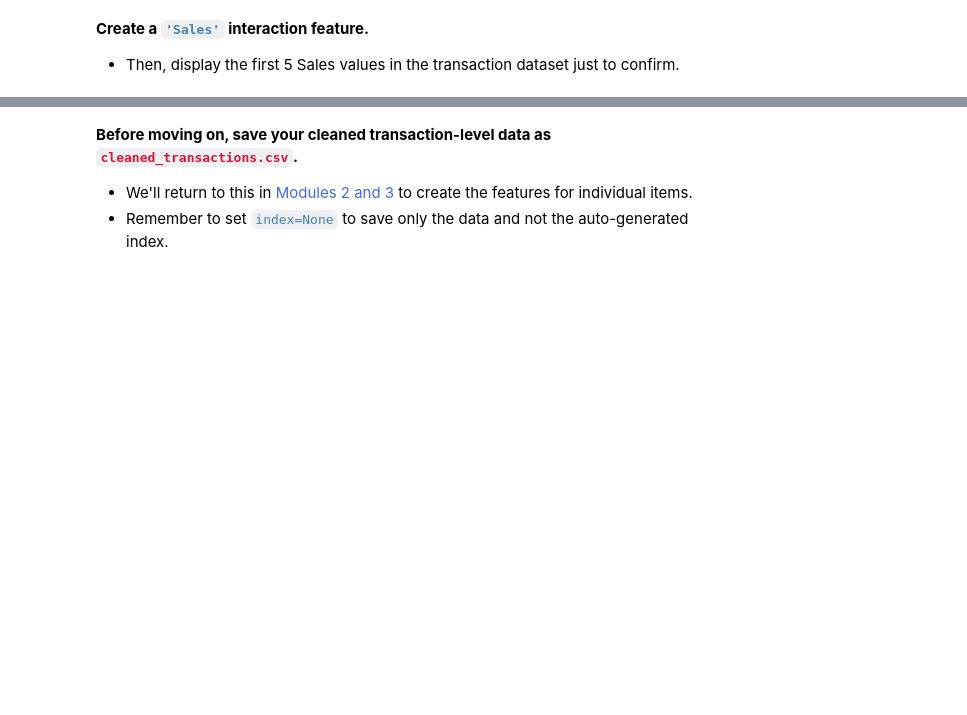
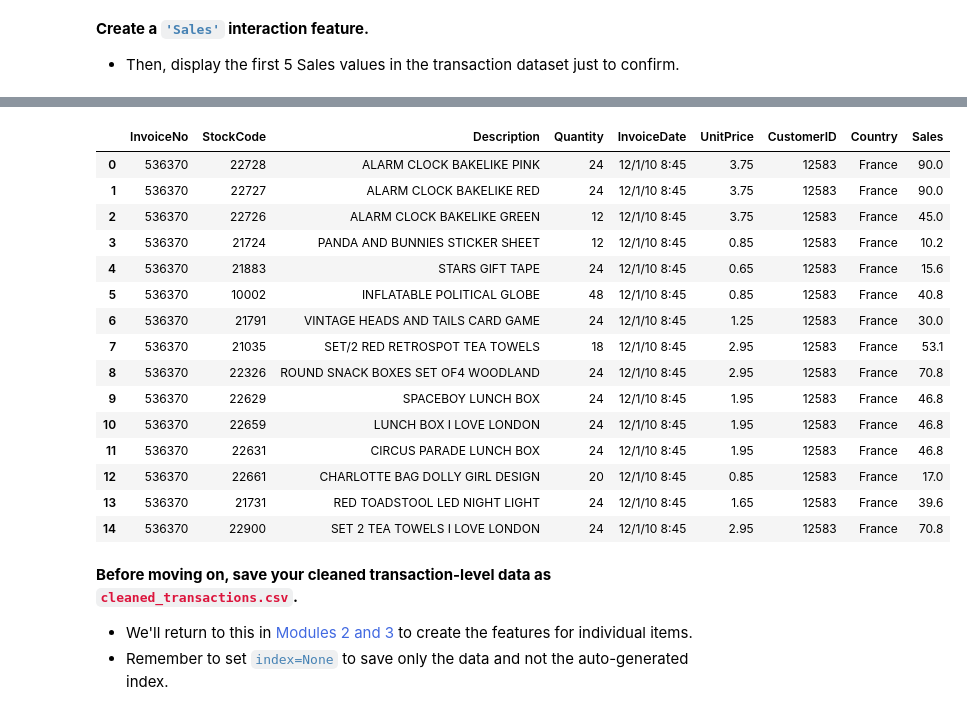
Before and after one commit to baskoroi/elite-ml, a Jupyter notebook: workbooks/project-4/Module 1 - Data Wrangling.ipynb, the cells around one changed output, grey strips where cells are left out. Drawn from its saved outputs; the diff is of its cells as text; code cells hidden in the pictures; blank space fills up the shorter version.

```diff
--- a/workbooks/project-4/Module 1 - Data Wrangling.ipynb
+++ b/workbooks/project-4/Module 1 - Data Wrangling.ipynb
@@ -94,3 +132,4 @@ Before we aggregate to the customer level, we need to tidy up a few things at th
 **Drop observations with missing customer ID's.**
 # %%
 # Only keep transactions with CustomerID's
+csv = csv[(csv.CustomerID.isna() == False)]
@@ -101,6 +152,7 @@ Before we aggregate to the customer level, we need to tidy up a few things at th
 * Then, display the first 5 CustomerID's in the transaction dataset just to confirm.
 # %%
 # Convert customer ID's into integers
-
+csv.CustomerID = csv.CustomerID.astype(int)
 
 # Display first 5 CustomerID's in the transaction dataset
+csv.CustomerID[:15]
@@ -110,8 +198,26 @@ Before we aggregate to the customer level, we need to tidy up a few things at th
 # %%
 # Create 'Sales' interaction feature
-
+csv['Sales'] = csv.Quantity * csv.UnitPrice
 
 # Display first 5 Sales values in the transaction dataset
+csv[:15]
+# %% [output]
+|  | InvoiceNo | StockCode | Description | Quantity | InvoiceDate | UnitPrice | CustomerID | Country | Sales |
+| 0 | 536370 | 22728 | ALARM CLOCK BAKELIKE PINK | 24 | 12/1/10 8:45 | 3.75 | 12583 | France | 90.0 |
+| 1 | 536370 | 22727 | ALARM CLOCK BAKELIKE RED | 24 | 12/1/10 8:45 | 3.75 | 12583 | France | 90.0 |
+| 2 | 536370 | 22726 | ALARM CLOCK BAKELIKE GREEN | 12 | 12/1/10 8:45 | 3.75 | 12583 | France | 45.0 |
+| 3 | 536370 | 21724 | PANDA AND BUNNIES STICKER SHEET | 12 | 12/1/10 8:45 | 0.85 | 12583 | France | 10.2 |
+| 4 | 536370 | 21883 | STARS GIFT TAPE | 24 | 12/1/10 8:45 | 0.65 | 12583 | France | 15.6 |
+| 5 | 536370 | 10002 | INFLATABLE POLITICAL GLOBE | 48 | 12/1/10 8:45 | 0.85 | 12583 | France | 40.8 |
+| 6 | 536370 | 21791 | VINTAGE HEADS AND TAILS CARD GAME | 24 | 12/1/10 8:45 | 1.25 | 12583 | France | 30.0 |
+| 7 | 536370 | 21035 | SET/2 RED RETROSPOT TEA TOWELS | 18 | 12/1/10 8:45 | 2.95 | 12583 | France | 53.1 |
+| 8 | 536370 | 22326 | ROUND SNACK BOXES SET OF4 WOODLAND | 24 | 12/1/10 8:45 | 2.95 | 12583 | France | 70.8 |
+| 9 | 536370 | 22629 | SPACEBOY LUNCH BOX | 24 | 12/1/10 8:45 | 1.95 | 12583 | France | 46.8 |
+| 10 | 536370 | 22659 | LUNCH BOX I LOVE LONDON | 24 | 12/1/10 8:45 | 1.95 | 12583 | France | 46.8 |
+| 11 | 536370 | 22631 | CIRCUS PARADE LUNCH BOX | 24 | 12/1/10 8:45 | 1.95 | 12583 | France | 46.8 |
+| 12 | 536370 | 22661 | CHARLOTTE BAG DOLLY GIRL DESIGN | 20 | 12/1/10 8:45 | 0.85 | 12583 | France | 17.0 |
+| 13 | 536370 | 21731 | RED TOADSTOOL LED NIGHT LIGHT | 24 | 12/1/10 8:45 | 1.65 | 12583 | France | 39.6 |
+| 14 | 536370 | 22900 | SET 2 TEA TOWELS I LOVE LONDON | 24 | 12/1/10 8:45 | 2.95 | 12583 | France | 70.8 |
 # %% [markdown]
 **Before moving on, save your cleaned transaction-level data as <code style="color:crimson">cleaned_transactions.csv</code>.**
 * We'll return to this in <span style="color:royalblue">Modules 2 and 3</span> to create the features for individual items.
```
Also changed, not shown: parts of 17 cells of this notebook, 2 other files.
